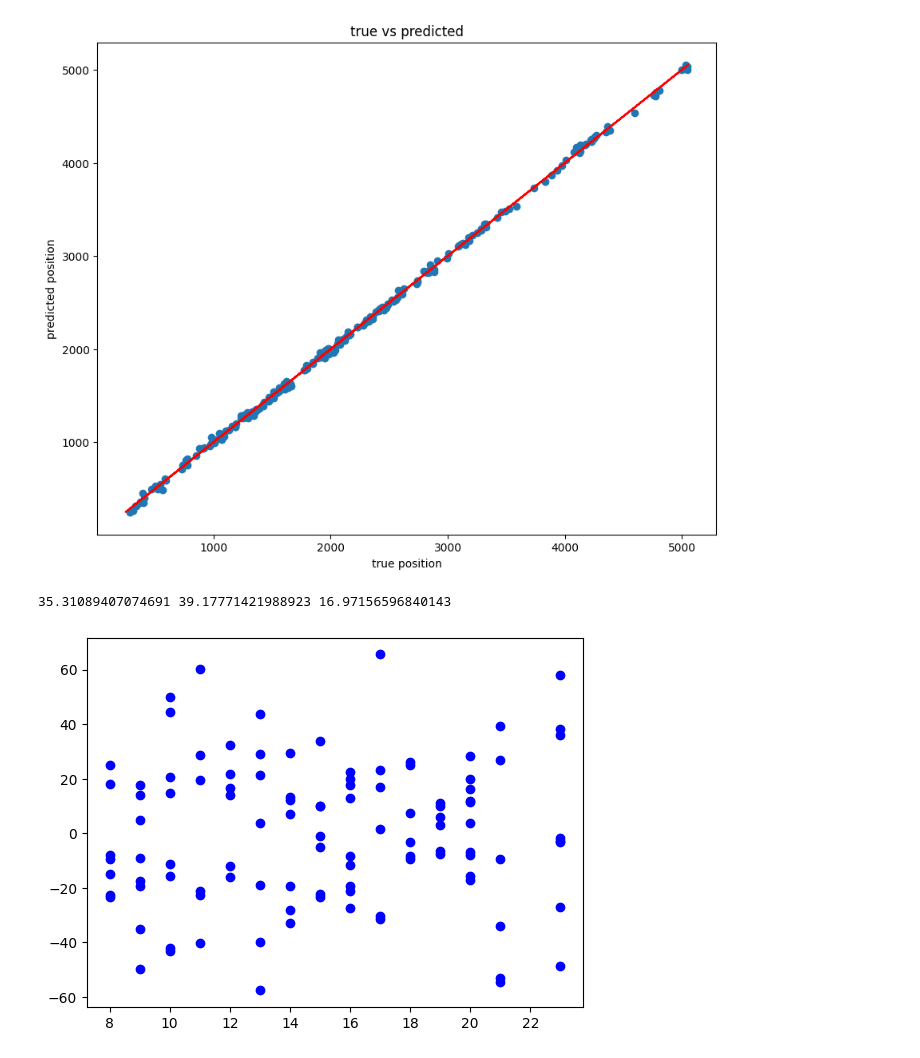
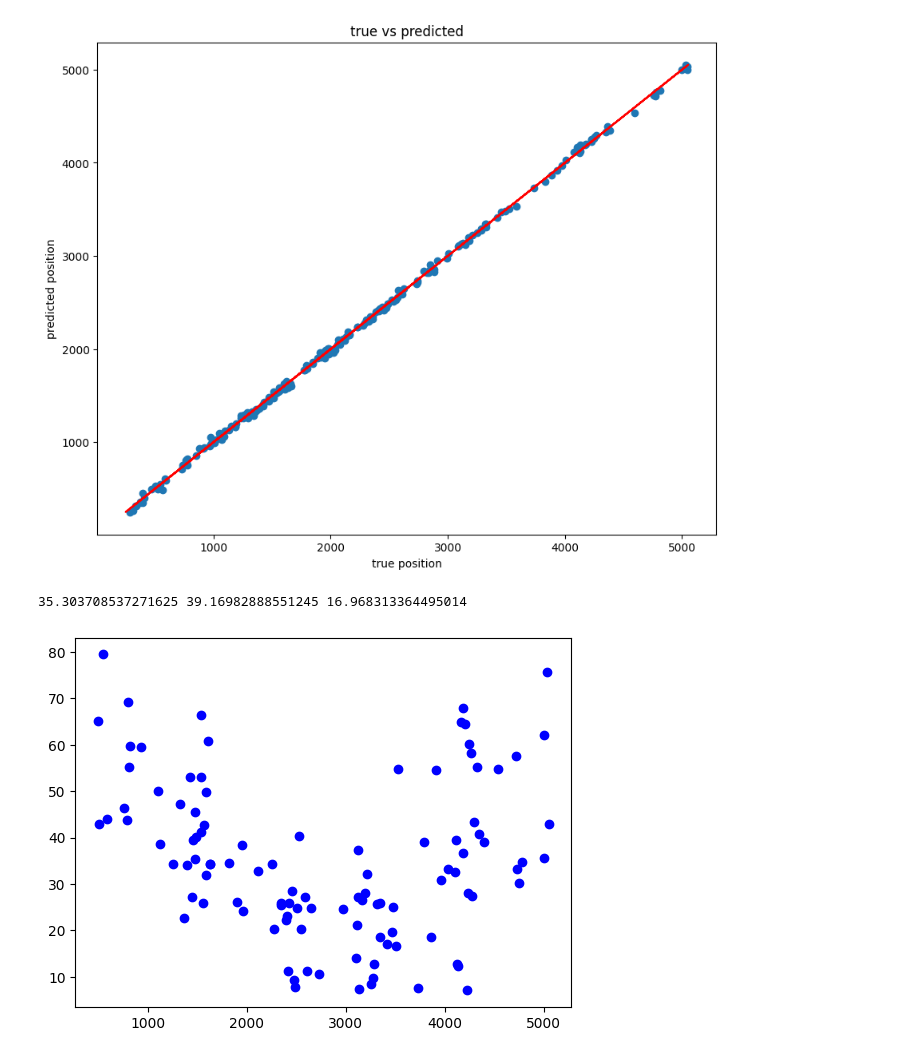
Before and after one commit to opticsensors/pool-playing-robot, a Jupyter notebook: examples/system_calibration/model_carriage_position.ipynb, the cells around one changed output. Drawn from its saved outputs; the diff is of its cells as text; code cells hidden in the pictures.

```diff
--- a/examples/system_calibration/model_carriage_position.ipynb
+++ b/examples/system_calibration/model_carriage_position.ipynb
@@ -123,10 +123,10 @@ print(mean_squared_error(y_test,y_pred,squared=False),r2_score(y_test,y_pred))
 from pool.calibration import CameraCalibration
 calib=CameraCalibration()
 l_carriage_pred=[]
-a=0.910591
-b=3.442596
-d=1.118040
-h=9.291113
+a=9.085e-01
+b=3.442e+00
+d=1.117e+00
+h=9.274e+00
 
 for index, row in df.iterrows():
 
@@ -168,14 +168,14 @@ std_error=np.std(df_error['error'])
 rmse=np.sqrt(np.sum(df_error['error']**2)/df_error['error'].shape[0])
 print(mean_error, rmse, std_error)
 # %% [output]
-35.31089407074691 39.17771421988923 16.97156596840143
+35.303708537271625 39.16982888551245 16.968313364495014
 # %%
-x_axis=df_error['target_aruco']
-y_axis=df_error['error_x']
+x_axis=df_error['pred_x']
+y_axis=df_error['error']
 plt.scatter(x_axis,y_axis, color='b')
 plt.show()
 # %% [output]
-[figure, old version]
+[figure, new version]
 # %%
 x_axis=df_error['error_x']
 y_axis=df_error['error_y']
```
Also changed, not shown: parts of 12 cells of this notebook, 1 other file.
